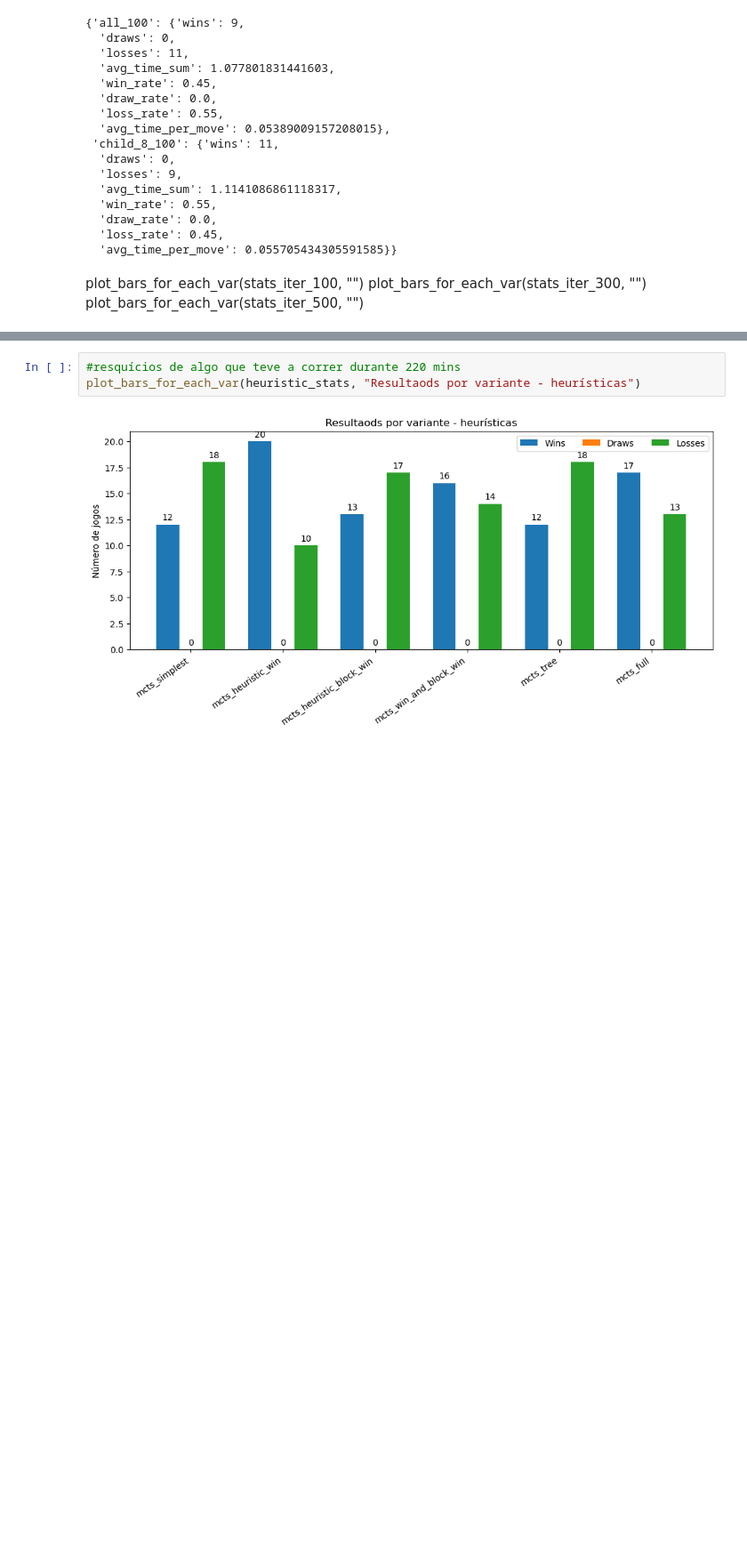
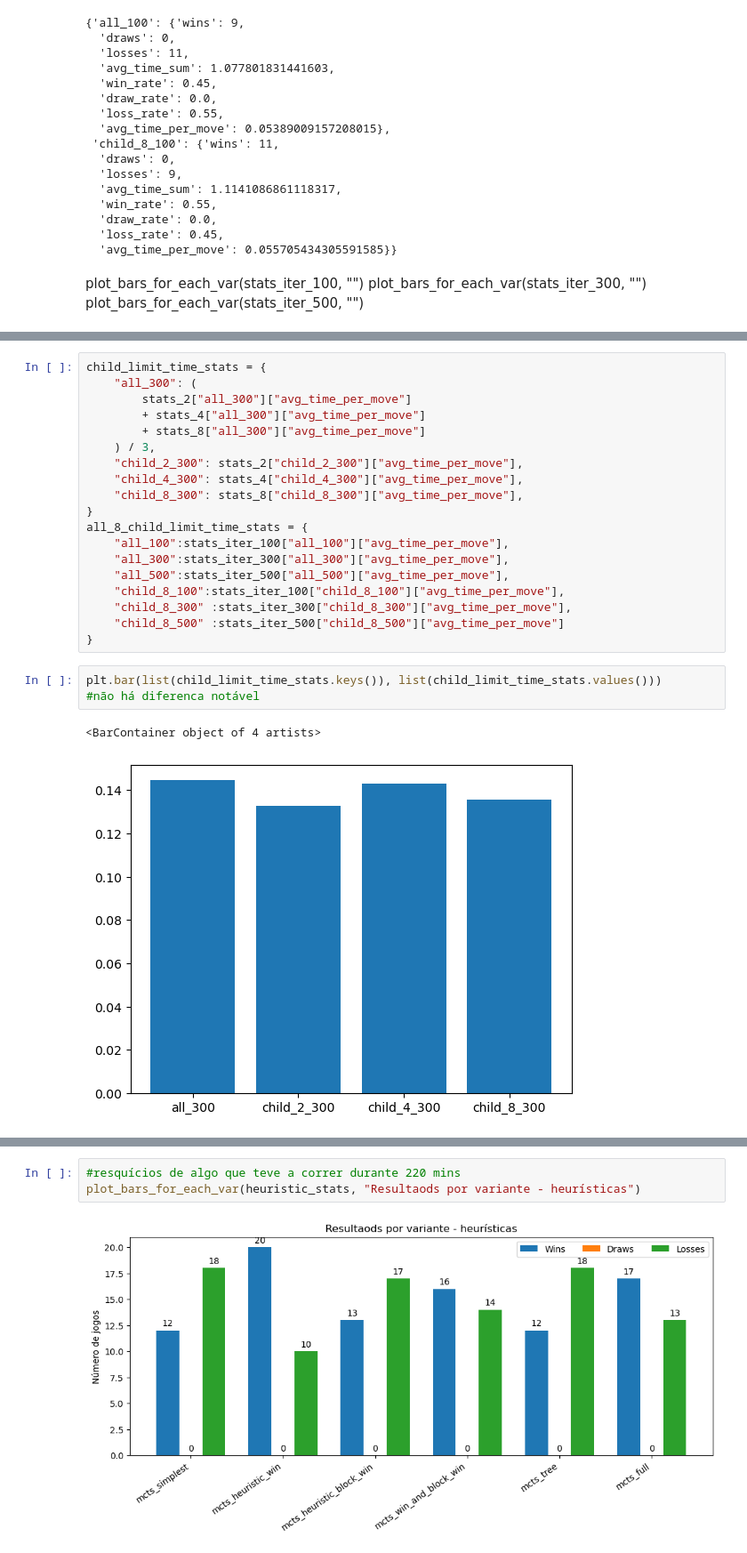
Before and after one commit to andredpinto/AI_2526_Project, a Jupyter notebook: notebook.ipynb, the cells around one changed output, grey strips where cells are left out. Shown at 89% size. Saved outputs shown, nothing was run; the diff lists cells and outputs as text; blank space fills up the shorter version.

```diff
--- a/notebook.ipynb
+++ b/notebook.ipynb
@@ -172,0 +190,25 @@ plot_bars_for_each_var(stats_iter_500, "")
+# %%
+child_limit_time_stats = {
+    "all_300": (
+        stats_2["all_300"]["avg_time_per_move"]
+        + stats_4["all_300"]["avg_time_per_move"]
+        + stats_8["all_300"]["avg_time_per_move"]
+    ) / 3,
+    "child_2_300": stats_2["child_2_300"]["avg_time_per_move"],
+    "child_4_300": stats_4["child_4_300"]["avg_time_per_move"],
+    "child_8_300": stats_8["child_8_300"]["avg_time_per_move"],
+}
+all_8_child_limit_time_stats = {
+    "all_100":stats_iter_100["all_100"]["avg_time_per_move"],
+    "all_300":stats_iter_300["all_300"]["avg_time_per_move"],
+    "all_500":stats_iter_500["all_500"]["avg_time_per_move"],
+    "child_8_100":stats_iter_100["child_8_100"]["avg_time_per_move"],
+    "child_8_300" :stats_iter_300["child_8_300"]["avg_time_per_move"],
+    "child_8_500" :stats_iter_500["child_8_500"]["avg_time_per_move"]
+}
+# %%
+plt.bar(list(child_limit_time_stats.keys()), list(child_limit_time_stats.values()))
+#não há diferenca notável
+# %% [output]
+<BarContainer object of 4 artists>
+[figure, added]
```
Also changed, not shown: parts of 23 cells of this notebook.
